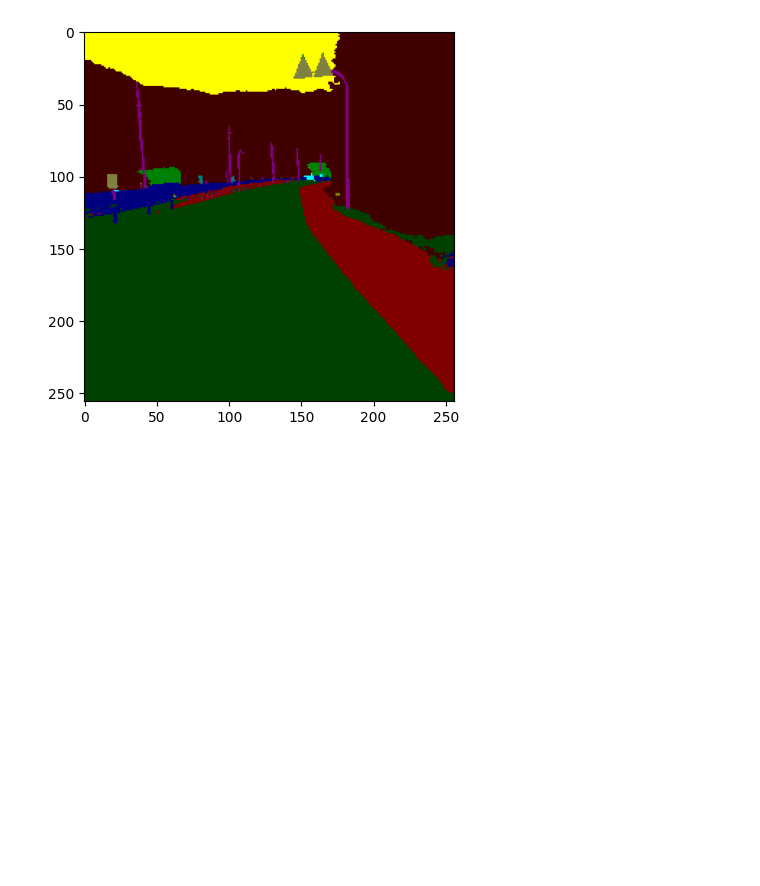
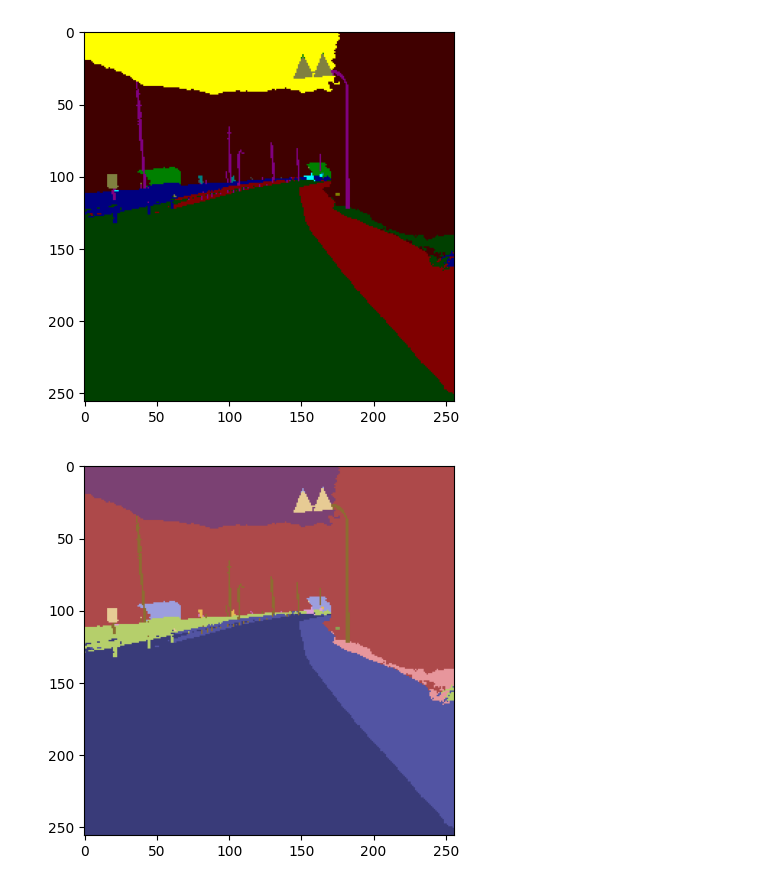
Before and after one commit to Ztrillion/TIL, a Jupyter notebook: 2D_Segmentation/HF-segFormer.ipynb, the cells around one changed output. Drawn from its saved outputs; the diff is of its cells as text; code cells hidden in the pictures; blank space fills up the shorter version.

Commit message:
SegFormer Inference result

```diff
--- a/2D_Segmentation/HF-segFormer.ipynb
+++ b/2D_Segmentation/HF-segFormer.ipynb
@@ -53,3 +57,35 @@ plt.imshow(segmentation_color)
 plt.show()
 # %% [output]
 [figure]
+# %%
+import numpy as np
+import matplotlib.pyplot as plt
+from transformers import SegformerFeatureExtractor, SegformerForSemanticSegmentation
+from PIL import Image
+import torch
+
+img_path = 'X:/1. data/월별 학습데이터/9월 학습데이터/Export_TrainData_2023_Geo01-190_230921/datasets/train/images/202305251342_im[003539].jpg'
+
+feature_extractor = SegformerFeatureExtractor.from_pretrained("nvidia/segformer-b5-finetuned-cityscapes-1024-1024")
+model = SegformerForSemanticSegmentation.from_pretrained("nvidia/segformer-b5-finetuned-cityscapes-1024-1024")
+
+image = Image.open(img_path)
+inputs = feature_extractor(images=image, return_tensors="pt")
+outputs = model(**inputs)
+logits = outputs.logits
+
+
+segmentation_results = torch.argmax(logits, dim=1).numpy()
+
+unique_labels = np.unique(segmentation_results)
+
+cmap = plt.get_cmap('tab20b', len(unique_labels))
+colors = cmap(np.arange(len(unique_labels)+1))[:, :3] * 255
+
+segmentation_color = colors[segmentation_results[0]]
+
+plt.imshow(image)
+plt.imshow(segmentation_color.astype(np.uint8))
+plt.show()
+# %% [output]
+[figure, added]
```
Also changed, not shown: parts of 1 cell of this notebook.
